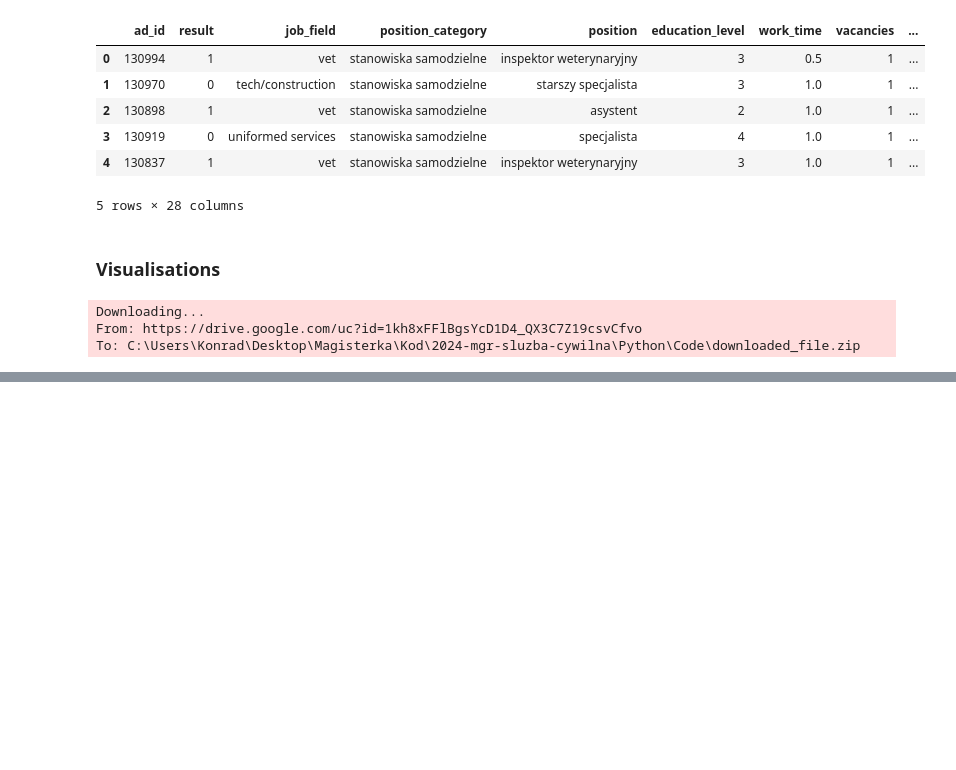
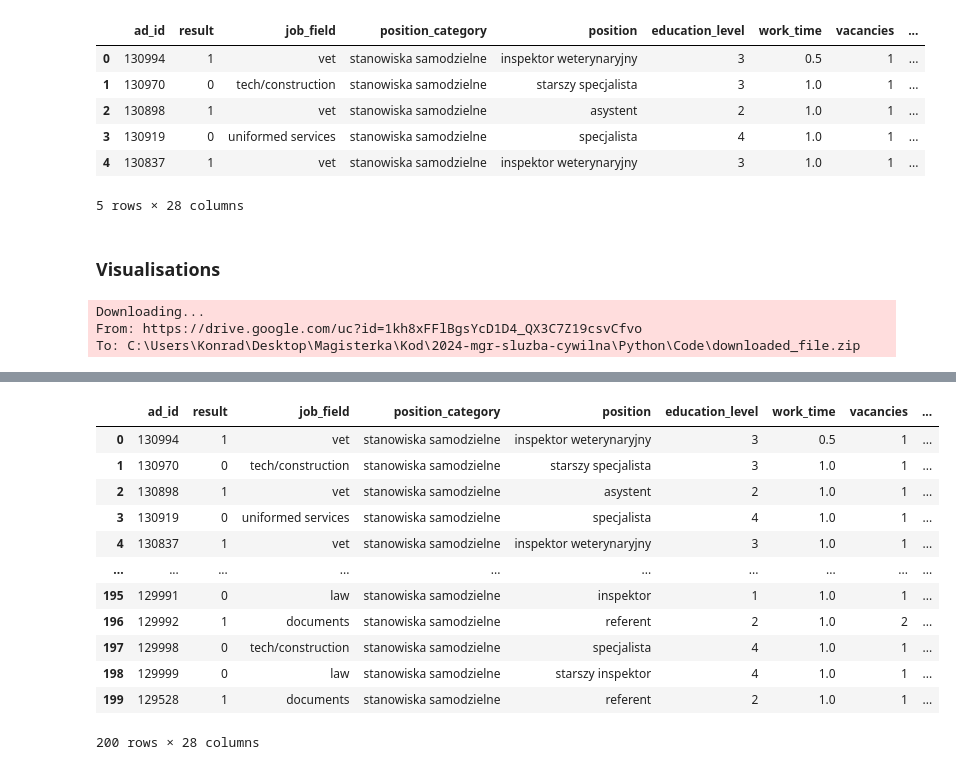
Before and after one commit to BERENZ/2024-mgr-sluzba-cywilna, a Jupyter notebook: Python/Code/mapy.ipynb, the cells around one changed output, grey strips where cells are left out. Saved outputs shown, nothing was run; the diff lists cells and outputs as text; code cells hidden in the pictures; blank space fills up the shorter version.

```diff
--- a/Python/Code/mapy.ipynb
+++ b/Python/Code/mapy.ipynb
@@ -113,0 +148,16 @@ Index(['gml_id', 'JPT_SJR_KO', 'JPT_POWIER', 'JPT_KOD_JE', 'JPT_NAZWA_',
+# %%
+df_with_teryt.head(200)
+# %% [output]
+|  | ad_id | result | job_field | position_category | position | education_level | work_time | vacancies | ... |
+| 0 | 130994 | 1 | vet | stanowiska samodzielne | inspektor weterynaryjny | 3 | 0.5 | 1 | ... |
+| 1 | 130970 | 0 | tech/construction | stanowiska samodzielne | starszy specjalista | 3 | 1.0 | 1 | ... |
+| 2 | 130898 | 1 | vet | stanowiska samodzielne | asystent | 2 | 1.0 | 1 | ... |
+| 3 | 130919 | 0 | uniformed services | stanowiska samodzielne | specjalista | 4 | 1.0 | 1 | ... |
+| 4 | 130837 | 1 | vet | stanowiska samodzielne | inspektor weterynaryjny | 3 | 1.0 | 1 | ... |
+| ... | ... | ... | ... | ... | ... | ... | ... | ... | ... |
+| 195 | 129991 | 0 | law | stanowiska samodzielne | inspektor | 1 | 1.0 | 1 | ... |
+| 196 | 129992 | 1 | documents | stanowiska samodzielne | referent | 2 | 1.0 | 2 | ... |
+| 197 | 129998 | 0 | tech/construction | stanowiska samodzielne | specjalista | 4 | 1.0 | 1 | ... |
+| 198 | 129999 | 0 | law | stanowiska samodzielne | starszy inspektor | 4 | 1.0 | 1 | ... |
+| 199 | 129528 | 1 | documents | stanowiska samodzielne | referent | 2 | 1.0 | 1 | ... |
+200 rows × 28 columns
```
Also changed, not shown: parts of 13 cells of this notebook.
